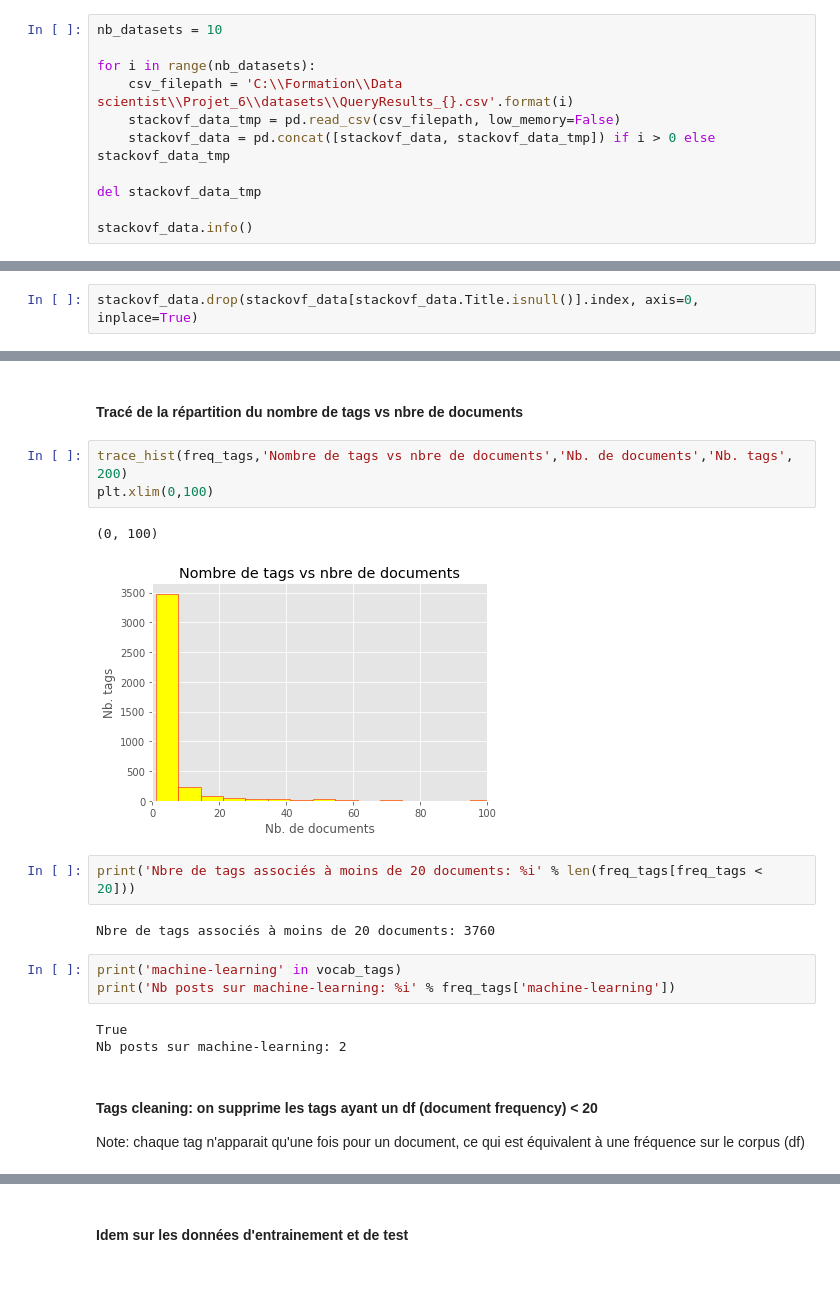
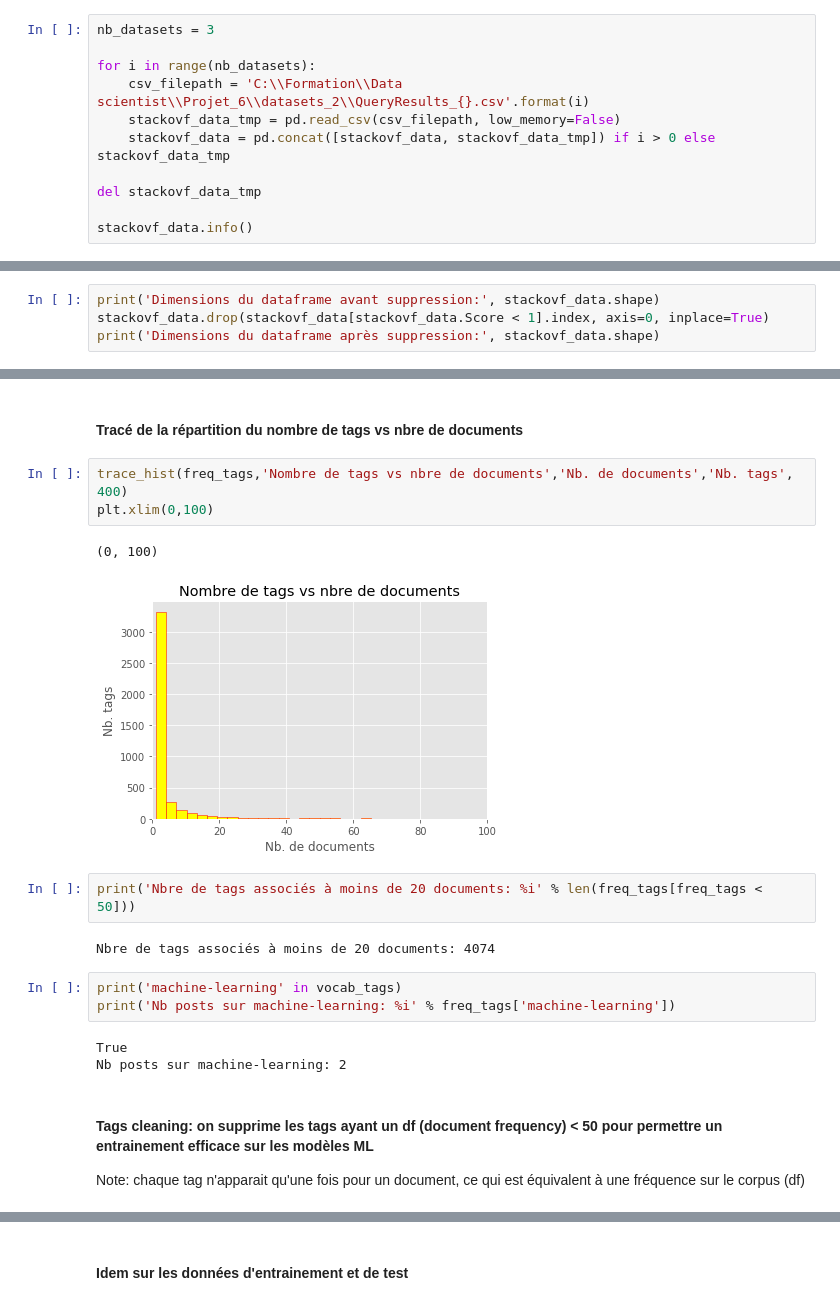
Before and after one commit to asaml251/StovfPostsTagging, a Jupyter notebook: StackOverFlowData.ipynb, the cells around one changed output, grey strips where cells are left out. Cells and saved outputs as stored; diff of their text form; blank space fills up the shorter version.

```diff
--- a/StackOverFlowData.ipynb
+++ b/StackOverFlowData.ipynb
@@ -84,10 +94,10 @@ plt.style.use('ggplot')
 # %% [output]
 Populating the interactive namespace from numpy and matplotlib
 # %%
-nb_datasets = 10
+nb_datasets = 3
 
 for i in range(nb_datasets):
-    csv_filepath = 'C:\\Formation\\Data scientist\\Projet_6\\datasets\\QueryResults_{}.csv'.format(i)
+    csv_filepath = 'C:\\Formation\\Data scientist\\Projet_6\\datasets_2\\QueryResults_{}.csv'.format(i)
     stackovf_data_tmp = pd.read_csv(csv_filepath, low_memory=False)
     stackovf_data = pd.concat([stackovf_data, stackovf_data_tmp]) if i > 0 else stackovf_data_tmp
 
@@ -126,2 +135,0 @@ dtype: int64
-# %%
-stackovf_data.drop(stackovf_data[stackovf_data.Title.isnull()].index, axis=0, inplace=True)
@@ -127,0 +153,4 @@ stackovf_data.drop(stackovf_data[stackovf_data.Title.isnull()].index, axis=0, in
+# %%
+print('Dimensions du dataframe avant suppression:', stackovf_data.shape)
+stackovf_data.drop(stackovf_data[stackovf_data.Score < 1].index, axis=0, inplace=True)
+print('Dimensions du dataframe après suppression:', stackovf_data.shape)
@@ -626,15 +659,15 @@ trace_barplot(freq_tags.sort_values(ascending=False).head(50), 'Tags frequency (
 # %% [markdown]
 #### Tracé de la répartition du nombre de tags vs nbre de documents
 # %%
-trace_hist(freq_tags,'Nombre de tags vs nbre de documents','Nb. de documents','Nb. tags', 200)
+trace_hist(freq_tags,'Nombre de tags vs nbre de documents','Nb. de documents','Nb. tags', 400)
 plt.xlim(0,100)
 # %% [output]
 (0, 100)
-[figure, old version]
+[figure, new version]
 # %%
-print('Nbre de tags associés à moins de 20 documents: %i' % len(freq_tags[freq_tags < 20]))
+print('Nbre de tags associés à moins de 20 documents: %i' % len(freq_tags[freq_tags < 50]))
 # %% [output]
-Nbre de tags associés à moins de 20 documents: 3760
+Nbre de tags associés à moins de 20 documents: 4074
 # %%
 print('machine-learning' in vocab_tags)
 print('Nb posts sur machine-learning: %i' % freq_tags['machine-learning'])
@@ -642,6 +675,6 @@ print('Nb posts sur machine-learning: %i' % freq_tags['machine-learning'])
 True
 Nb posts sur machine-learning: 2
 # %% [markdown]
-#### Tags cleaning: on supprime les tags ayant un df (document frequency) < 20
+#### Tags cleaning: on supprime les tags ayant un df (document frequency) < 50 pour permettre un entrainement efficace sur les modèles ML
 Note: chaque tag n'apparait qu'une fois pour un document, ce qui est équivalent à une fréquence sur le corpus (df)
 # %%
```
Also changed, not shown: parts of 54 cells of this notebook.
